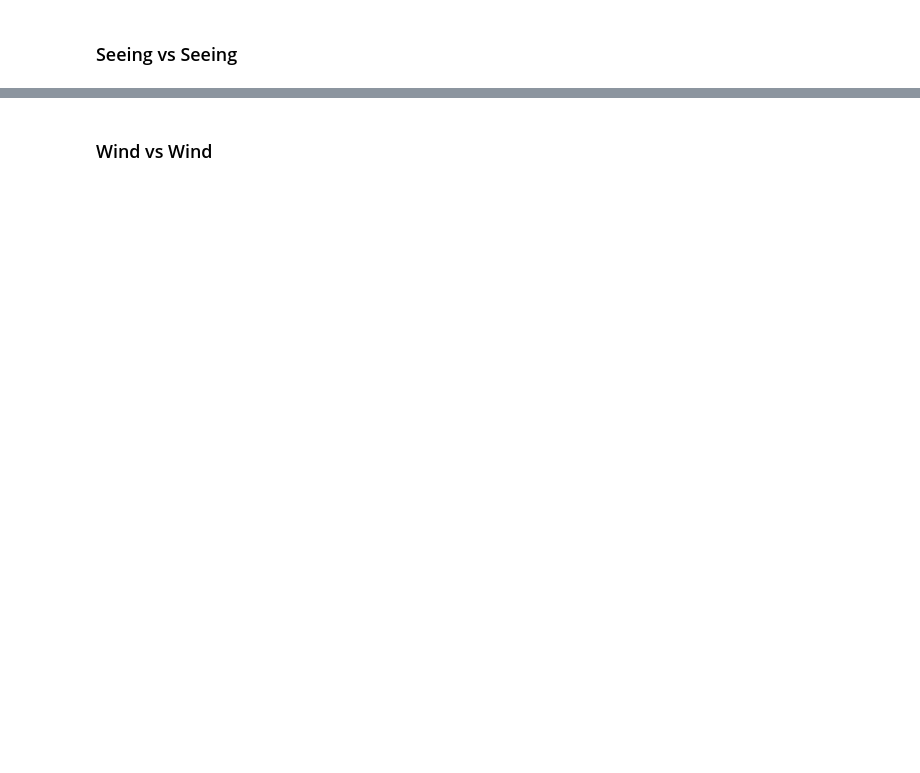
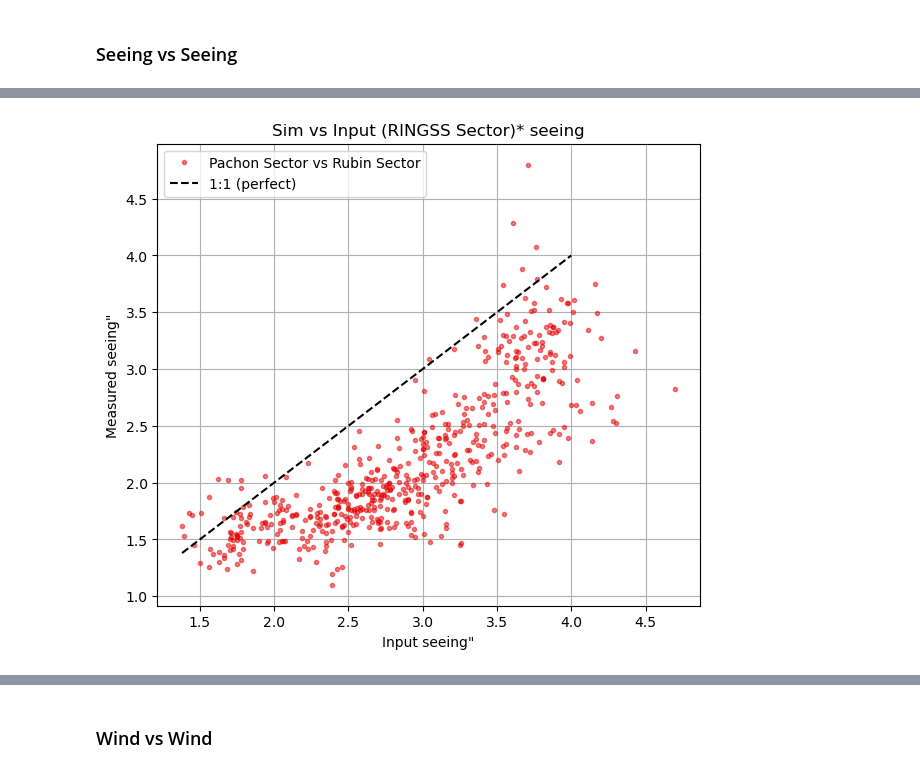
Before and after one commit to lsst-so/notebooks_dhurtado, a Jupyter notebook: notebooks/summit/rso-163/ringsim/simanalysis.ipynb, the cells around one changed output, grey strips where cells are left out. Drawn from its saved outputs; the diff is of its cells as text; code cells hidden in the pictures; blank space fills up the shorter version.

```diff
--- a/notebooks/summit/rso-163/ringsim/simanalysis.ipynb
+++ b/notebooks/summit/rso-163/ringsim/simanalysis.ipynb
@@ -265,0 +337,20 @@ plt.show()
+# %%
+# Measured seeing vs. input seeing
+plt.figure(figsize=(7, 6))
+
+plt.plot(df_results['input_seeing_arcsec'], df_results['obs_fwhmDIMM'],
+         '.', color='xkcd:red', alpha=0.5, label='Pachon Sector vs Rubin Sector')
+
+
+lims = [df_results['input_seeing_arcsec'].min(), int(df_results['input_seeing_arcsec'].min()) + 3]
+plt.plot(lims, lims, 'k--', label='1:1 (perfect)')
+
+
+plt.xlabel('Input seeing"')
+plt.ylabel('Measured seeing"')
+plt.title('Sim vs Input (RINGSS Sector)* seeing')
+plt.legend()
+plt.grid(True)
+plt.show()
+# %% [output]
+[figure, added]
```
Also changed, not shown: parts of 26 cells of this notebook, 1 other file.
